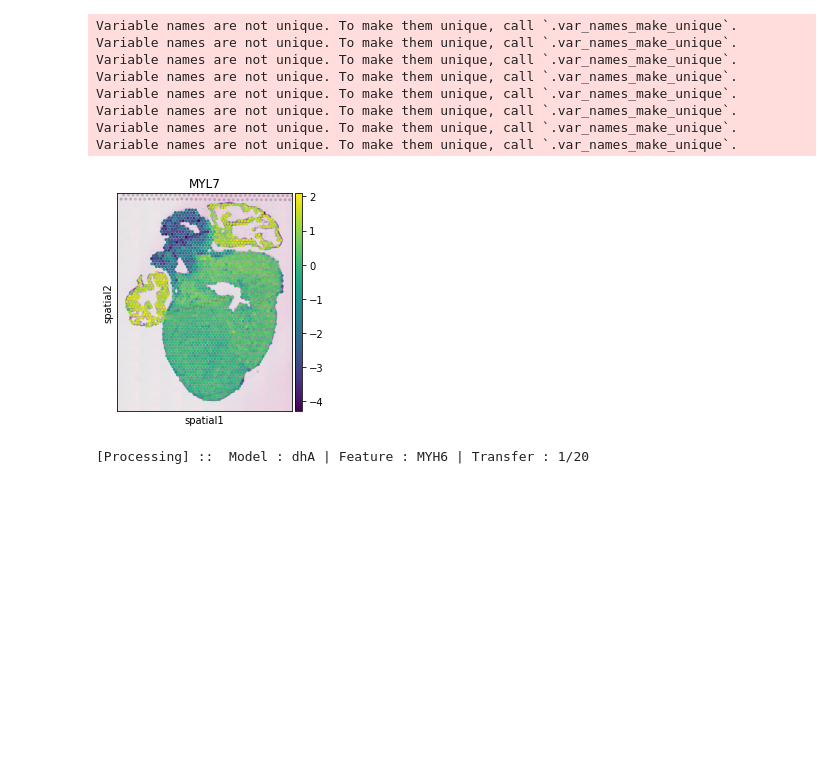
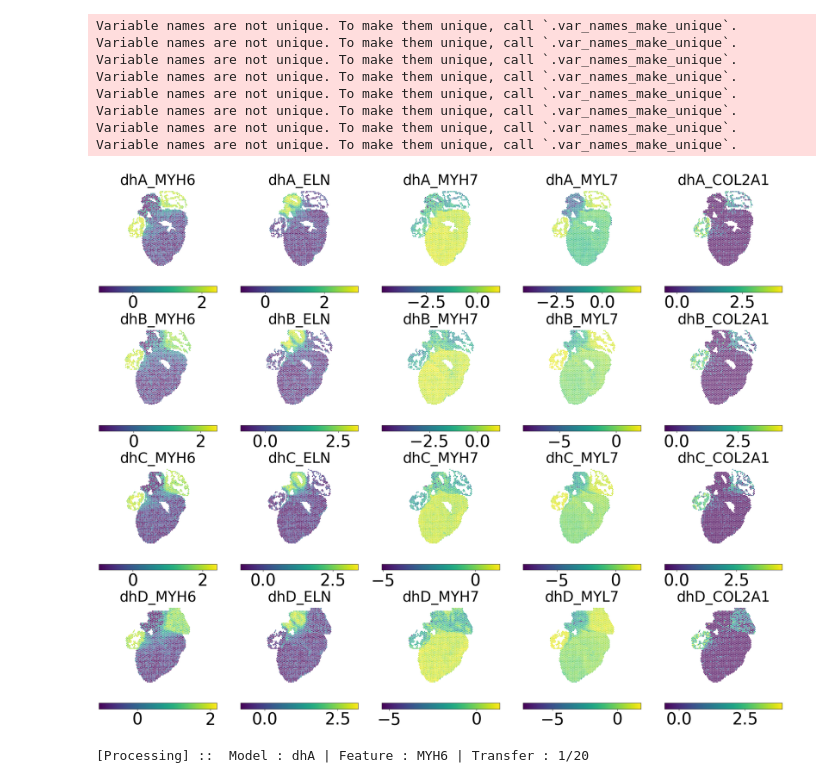
Before and after one commit to almaan/eggplant, a Jupyter notebook: notebooks/developmental-heart.ipynb, the cells around one changed output. Saved outputs shown, nothing was run; the diff lists cells and outputs as text; code cells hidden in the pictures; blank space fills up the shorter version.

```diff
--- a/notebooks/developmental-heart.ipynb
+++ b/notebooks/developmental-heart.ipynb
@@ -32,6 +28,8 @@ CNT_PTHS = [osp.join(MAIN_DIR,p) for p in CNT_PTHS]
 # %%
 REF_DIR = "/home/alma/w-projects/ccf/rsc/ref/dev-heart"
 REF_DIR = "/data/alma.andersson/eggplant/references/w_10/dev-heart"
+# %%
+GENES = ["MYH6","ELN","MYH7","MYL7","COL2A1"]
 # %%
 ref_img = Image.open(osp.join(REF_DIR,"dev-heart-black-002.png"))
 ref_lmk = pd.read_csv(osp.join(REF_DIR,"dev-heart_landmarks.tsv"),sep="\t",header = 0,index_col=0)
@@ -151,7 +142,3 @@ Variable names are not unique. To make them unique, call `.var_names_make_unique
 Variable names are not unique. To make them unique, call `.var_names_make_unique`.
 Variable names are not unique. To make them unique, call `.var_names_make_unique`.
 Variable names are not unique. To make them unique, call `.var_names_make_unique`.
-# %%
-sc.pl.spatial(adatas["dhA"],color ="MYL7",size=0.4e-4)
-# %% [output]
-[figure, removed]
@@ -160,2 +145,19 @@ ref.clean()
+# %%
+eg.pl.visualize_observed(adatas,
+                         n_cols = 5,
+                         features = GENES,
+                         side_size = 6,
+                         quantile_scaling = False,
+                         flip_y = True,
+                          show_landmarks = False,
+                             marker_size = 2,
+                             include_colorbar = True,
+                             separate_colorbar = False,
+                             share_colorscale = False,
+                             fontsize = 35,
+                             colorbar_fontsize = 40,
+                            )
+# %% [output]
+[figure, added]
 # %%
 np.random.seed(1337)
```
Also changed, not shown: parts of 5 cells of this notebook.
